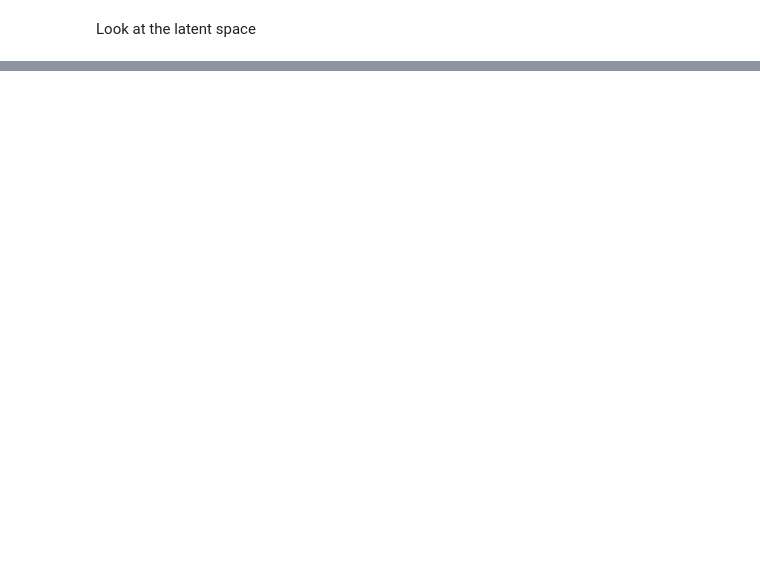
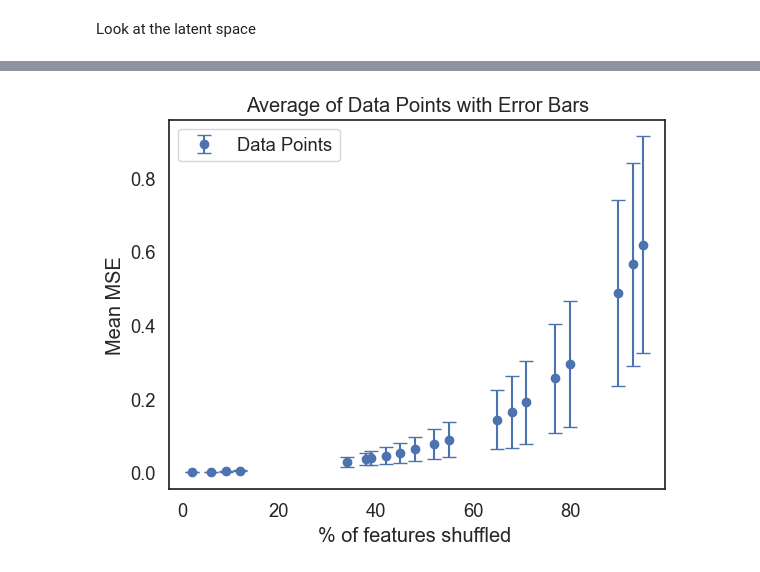
Before and after one commit to aschoudry/VAE_prject, a Jupyter notebook: notebooks/Reconstruction_losses.ipynb, the cells around one changed output, grey strips where cells are left out. Cells and saved outputs as stored; diff of their text form; code cells hidden in the pictures; blank space fills up the shorter version.

```diff
--- a/notebooks/Reconstruction_losses.ipynb
+++ b/notebooks/Reconstruction_losses.ipynb
@@ -1719,0 +1720,38 @@ plot_histograms_latent(latent_mu_sort, latent_mu_shuffled_sort)
+# %%
+means_mu_shuffled = []
+stds_mu_shuffled = []
+means_var_shuffled = []
+stds_var_shuffled = []
+for filename in shuffled_dataset.keys():
+    latent_mu_noisy, latent_var_noisy = VAE_latent_out(shuffled_dataset[filename])
+
+    latent_loss_mu = compute_latent_losses(latent_mu, latent_mu_noisy)
+    latent_loss_var = compute_latent_losses(latent_var, latent_var_noisy)
+
+    mean_mu = np.mean(latent_loss_mu)
+    mean_var = np.mean(latent_loss_var)
+
+    std_mu = np.std(latent_loss_mu)
+    std_var = np.std(latent_loss_var)
+
+    means_mu_shuffled.append(mean_mu)
+    means_var_shuffled.append(mean_var)
+    stds_mu_shuffled.append(std_mu)
+    stds_var_shuffled.append(std_var)
+# %%
+x_values = percent_shuffled
+# Plot the average values with error bars
+plt.errorbar(x_values, means_mu_shuffled, yerr=stds_mu_shuffled, fmt="o", capsize=5, label="Data Points")
+
+# Add labels and a title
+plt.xlabel("% of features shuffled ")
+plt.ylabel("Mean MSE")
+plt.title("Average of Data Points with Error Bars")
+
+# Display a legend
+plt.legend()
+
+# Show the plot
+plt.show()
+# %% [output]
+[figure, added]
```
Also changed, not shown: parts of 6 cells of this notebook.
